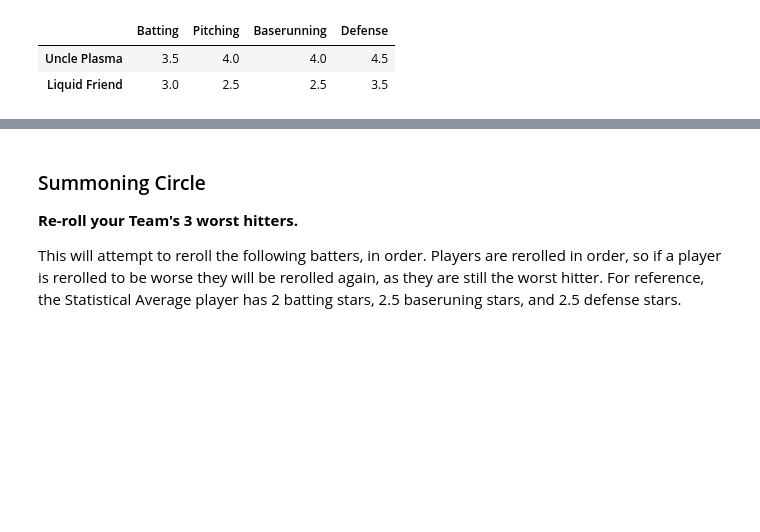
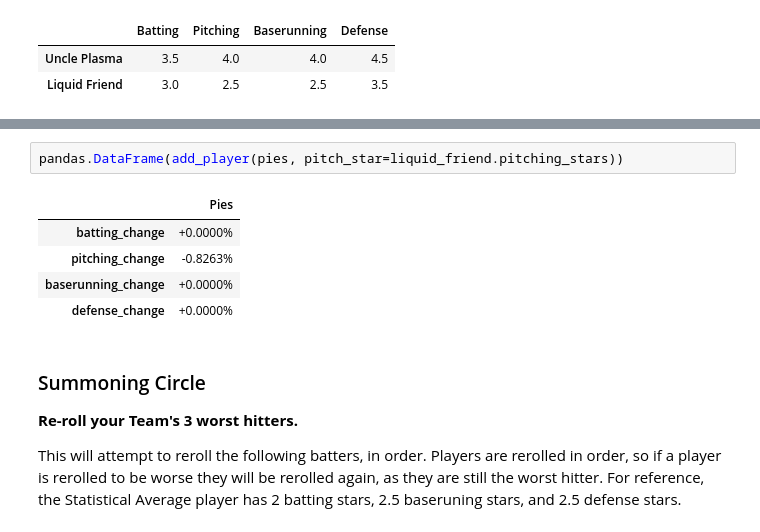
Before and after one commit to robbyblum/blaseball_notebooks, a Jupyter notebook: election_notes/s12.ipynb, the cells around one changed output, grey strips where cells are left out. Cells and saved outputs as stored; diff of their text form; blank space fills up the shorter version.

```diff
--- a/election_notes/s12.ipynb
+++ b/election_notes/s12.ipynb
@@ -446,6 +458,14 @@ set_heatmap(get_pitching_stlats(uncle_plasma), maxVal=1)
 # %% [output]
 |  | Pitching Rating | Unthwackability | Ruthlessness | Overpowerment | Shakespearianism | Coldness | ... |
 | Uncle Plasma | 0.768994 | 0.679041 | 1.098939 | 0.717495 | 0.599173 | 0.791192 | ... |
+# %%
+pandas.DataFrame(add_player(pies, pitch_star=liquid_friend.pitching_stars))
+# %% [output]
+|  | Pies |
+| batting_change | +0.0000% |
+| pitching_change | -0.8263% |
+| baserunning_change | +0.0000% |
+| defense_change | +0.0000% |
 # %% [markdown]
 ### Summoning Circle
 **Re-roll your Team's 3 worst hitters.**
```
Also changed, not shown: parts of 5 cells of this notebook.
